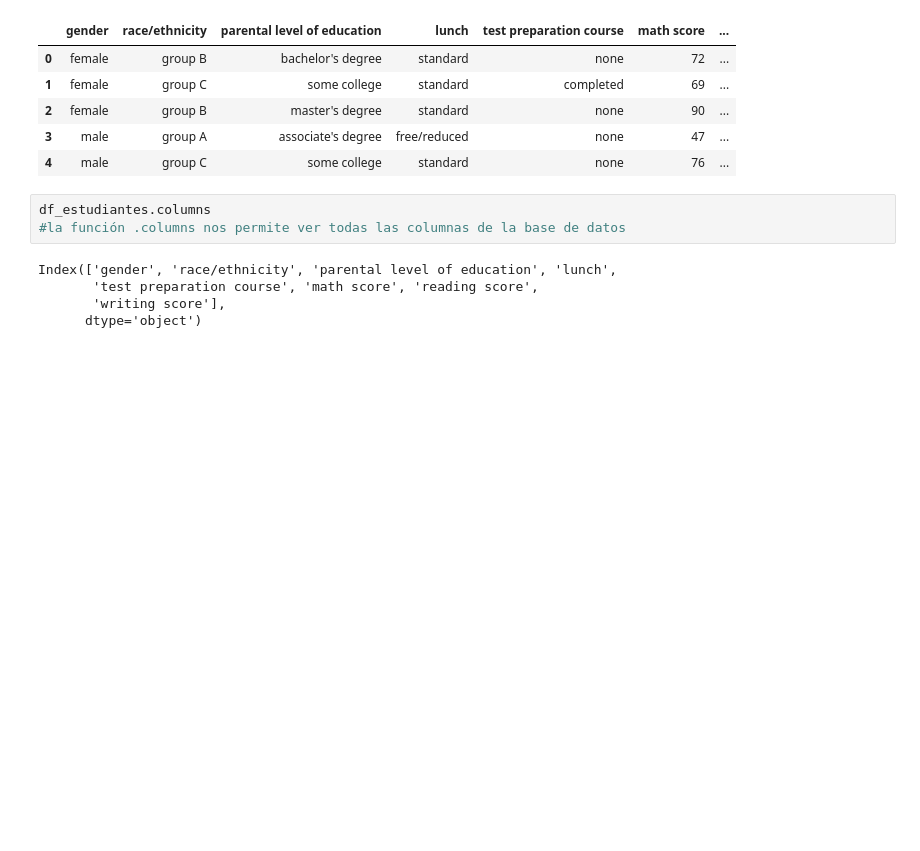
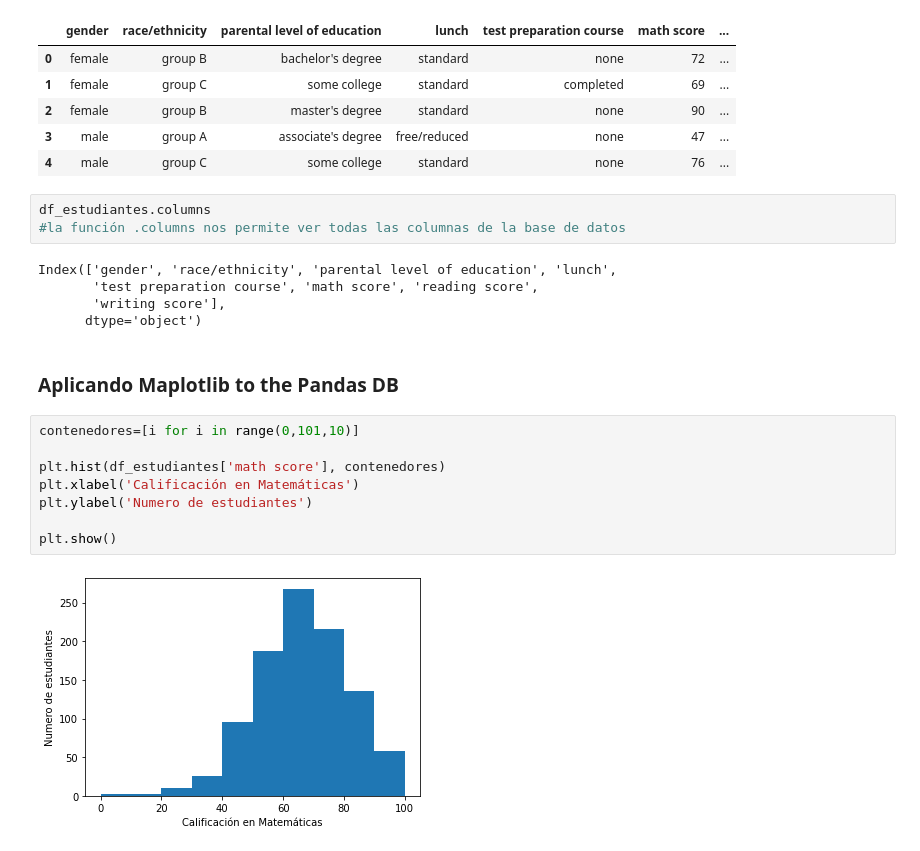
Before and after one commit to ManuelVoiden/DA, a Jupyter notebook: Python/Datacademy/Clase49.ipynb, the cells around one changed output. Cells and saved outputs as stored; diff of their text form; blank space fills up the shorter version.

Commit message:
Added a histogram to the pandas db

```diff
--- a/Python/Datacademy/Clase49.ipynb
+++ b/Python/Datacademy/Clase49.ipynb
@@ -99,3 +99,15 @@ Index(['gender', 'race/ethnicity', 'parental level of education', 'lunch',
        'test preparation course', 'math score', 'reading score',
        'writing score'],
       dtype='object')
+# %% [markdown]
+### Aplicando Maplotlib to the Pandas DB
+# %%
+contenedores=[i for i in range(0,101,10)]
+
+plt.hist(df_estudiantes['math score'], contenedores)
+plt.xlabel('Calificación en Matemáticas')
+plt.ylabel('Numero de estudiantes')
+
+plt.show()
+# %% [output]
+[figure, added]
```
